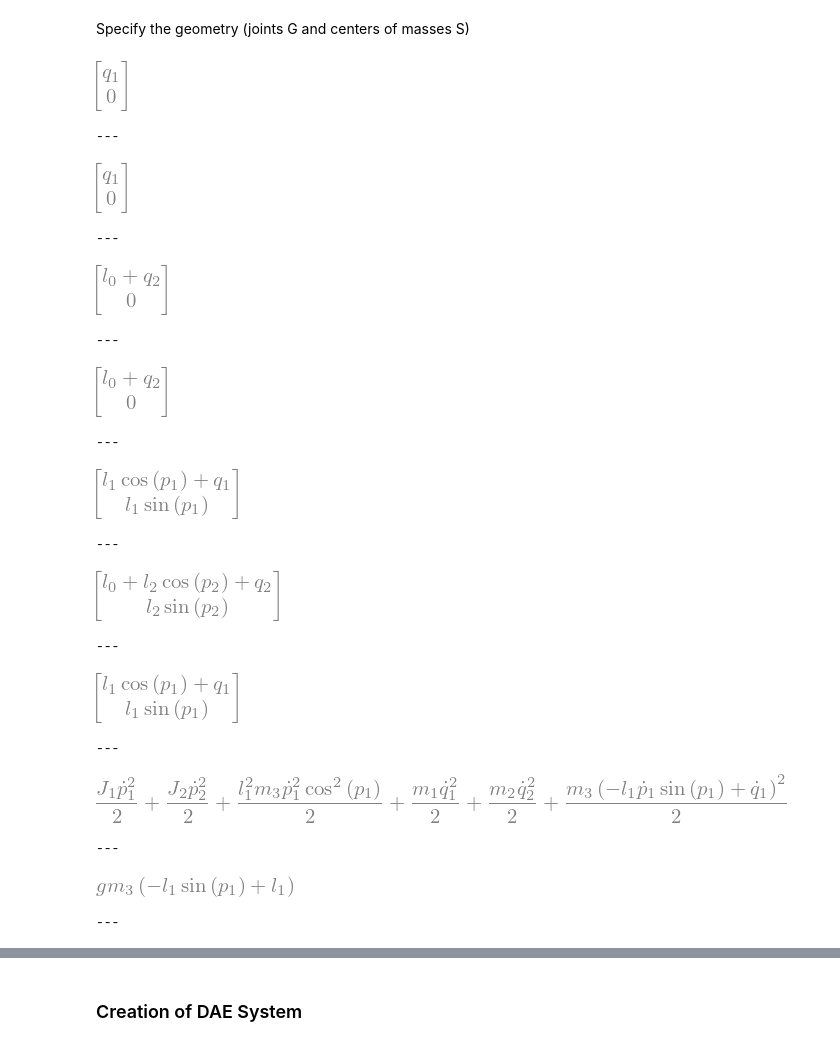
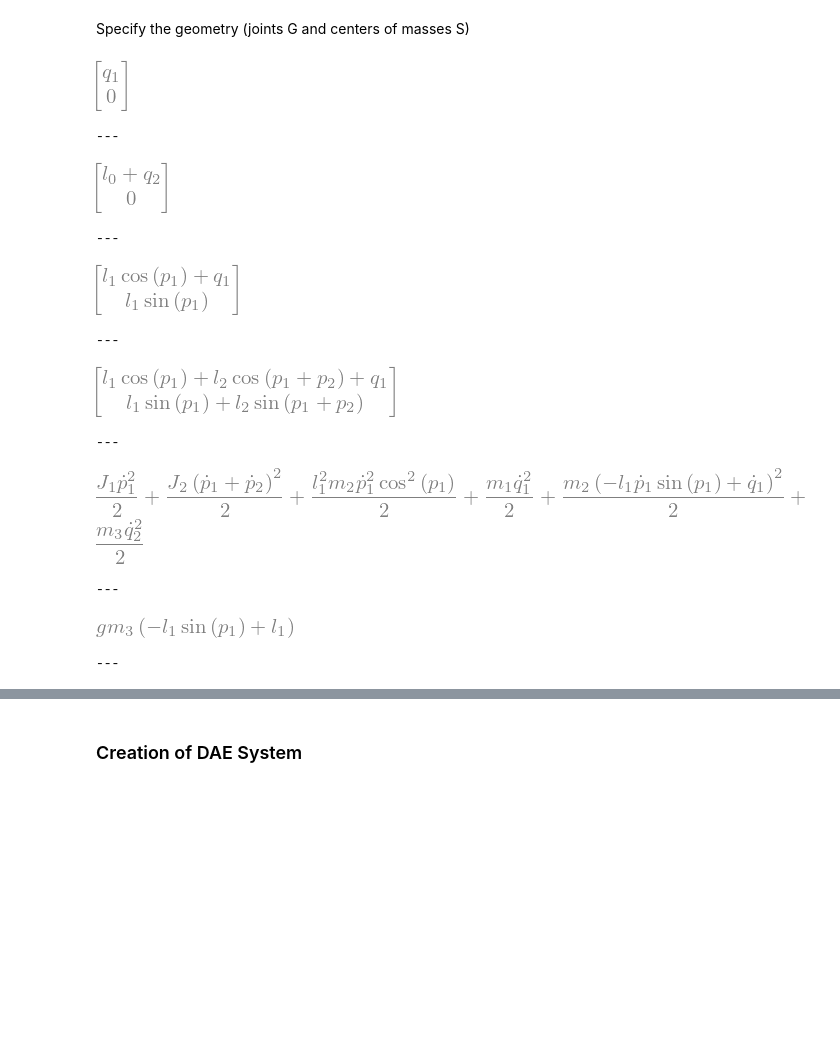
Before and after one commit to wredsen/SA-Wrede, a Jupyter notebook: double_crane_notebooks/DAE_triangle.ipynb, the cells around one changed output, grey strips where cells are left out. Drawn from its saved outputs; the diff is of its cells as text; code cells hidden in the pictures; blank space fills up the shorter version.

```diff
--- a/double_crane_notebooks/DAE_triangle.ipynb
+++ b/double_crane_notebooks/DAE_triangle.ipynb
@@ -71,50 +71,35 @@ Rz(p1) # Rotationsmatirx
 # %% [markdown]
 Specify the geometry (joints G and centers of masses S)
 # %%
-# uni vectors
+# unit vectors
 
 ex = sp.Matrix([1, 0])
 ey = sp.Matrix([0, 1])
 
 # Basis 1 und 2
 B1 = sp.Matrix([q1, 0])
 B2 = sp.Matrix([l0 + q2, 0])
 
-# Coordinates two link manipulator
-S1 = B1 ##:
+G1 = S1 = B1 ##:
 
-G1 = B1 ##:
+G3 = S3 = B2 ##:
 
-S2 =  B2 ##:
+G2 = S2 = G1 + Rz(p1)*ex*l1 ##:
 
-G2 = B2 ##:
-
-
-# one link manipulator
-G3 = S1 + Rz(p1)*ex*l1 ##:
-
-G3b = S2 + Rz(p2)*ex*l2 ##:
-
-S3 = G3 ##:
+G3b = G2 + Rz(p1 + p2)*ex*l2 ##:
 
 
 # Time derivative
 Sd1, Sd2, Sd3 = st.col_split(st.time_deriv(st.col_stack(S1, S2, S3), ttheta))
 # %% [output]
 [figure]
 ---
-[figure, old version]
+[figure, new version]
 ---
-[figure, old version]
+[figure, new version]
 ---
-[figure, old version]
+[figure, new version]
 ---
-[figure, removed]
----
-[figure, removed]
----
-[figure, removed]
----
 # %%
 # kinetic energy
 
@@ -124,15 +109,15 @@ Sd1, Sd2, Sd3 = st.col_split(st.time_deriv(st.col_stack(S1, S2, S3), ttheta))
 #T = T_rot + T_trans[0] ##:
 
 T1 = (m1/2 * Sd1.T*Sd1)[0] + J1/2 * pdot1**2
-T2 = (m2/2 * Sd2.T*Sd2)[0] + J2/2 * pdot2**2
-T3 = (m3/2 * Sd3.T*Sd3)[0]
+T2 = (m2/2 * Sd2.T*Sd2)[0]
+T3 = (m3/2 * Sd3.T*Sd3)[0] + J2/2 * (pdot1 + pdot2)**2
 
 T = T1 + T2 + T3 ##:
 
 # potential energy
-V = m3*g*(l1 - S3[1]) ##:
+V = m3*g*(l1 - S2[1]) ##:
 # %% [output]
-[figure, old version]
+[figure, new version]
 ---
 [figure]
 ---
```
Also changed, not shown: parts of 11 cells of this notebook, 1 other file.
